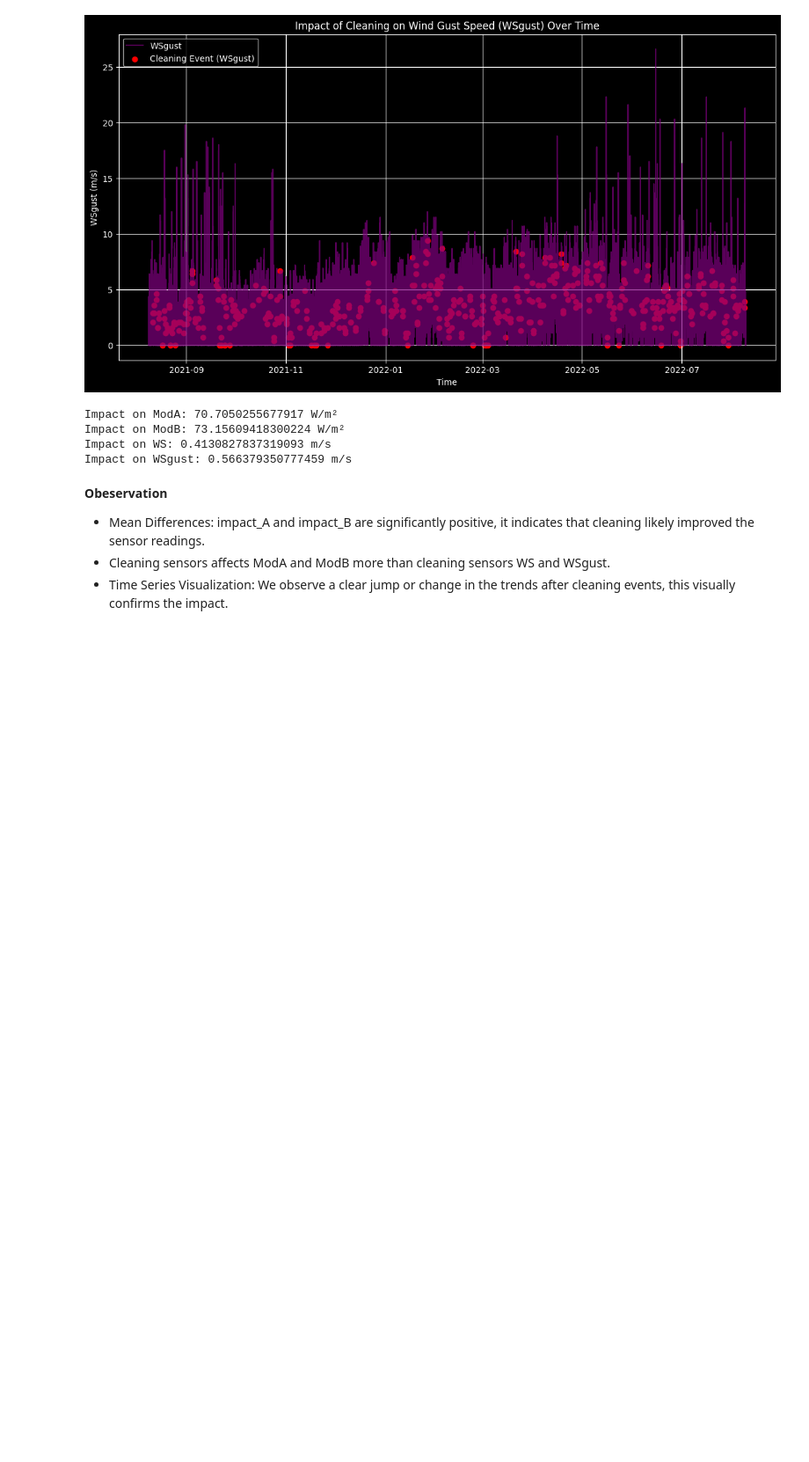
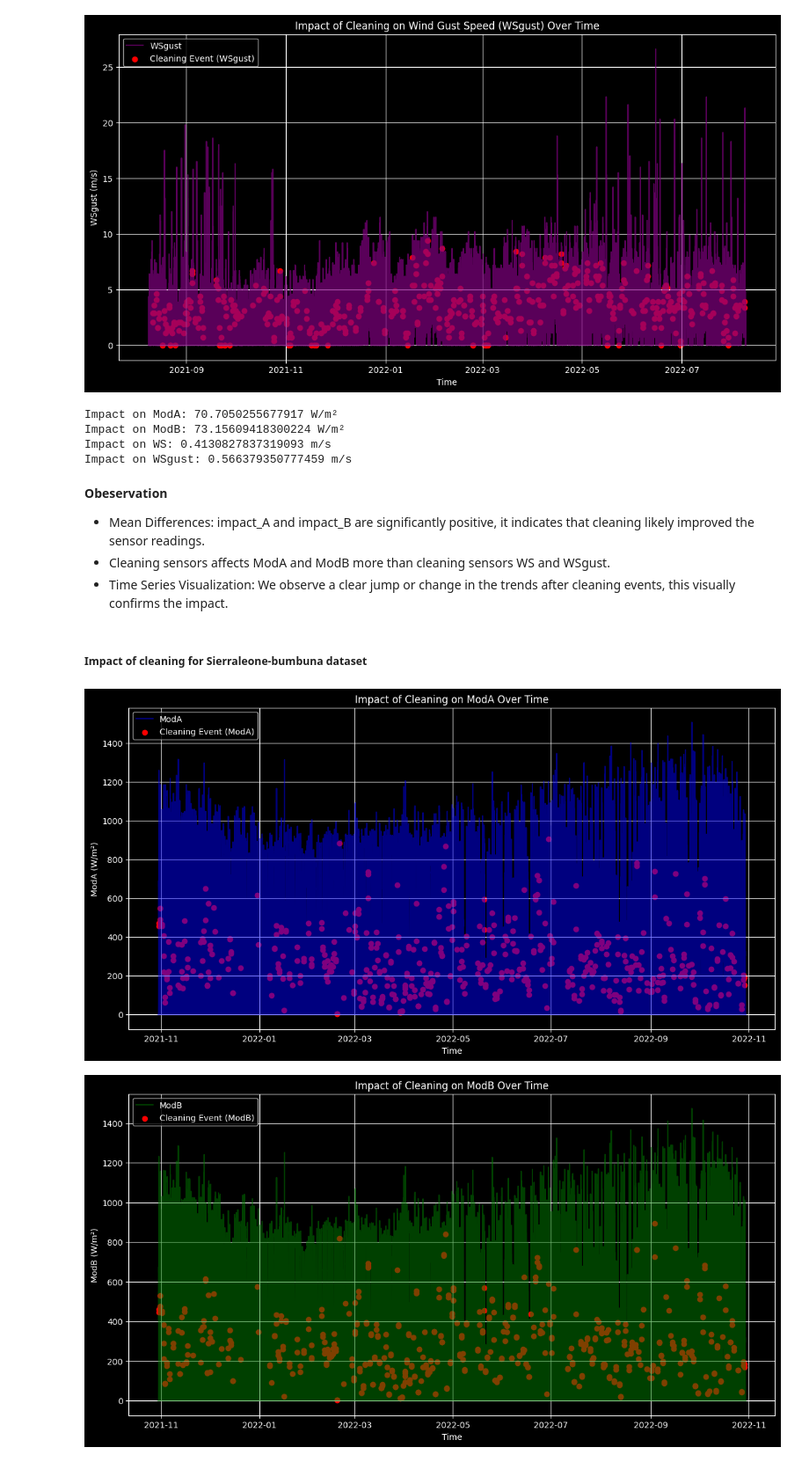
Before and after one commit to Yosef-ft/Solar_Radiation_Analysis, a Jupyter notebook: notebooks/Timeseries_analysis.ipynb, the cells around one changed output. Shown at 88% size. Saved outputs shown, nothing was run; the diff lists cells and outputs as text; code cells hidden in the pictures; blank space fills up the shorter version.

```diff
--- a/notebooks/Timeseries_analysis.ipynb
+++ b/notebooks/Timeseries_analysis.ipynb
@@ -57,3 +78,10 @@ Impact on WSgust: 0.566379350777459 m/s
 - Mean Differences: impact_A and impact_B are significantly positive, it indicates that cleaning likely improved the sensor readings.
 - Cleaning sensors affects ModA and ModB more than cleaning sensors WS and WSgust.
 - Time Series Visualization: We observe a clear jump or change in the trends after cleaning events, this visually confirms the impact.
+# %% [markdown]
+##### Impact of cleaning for Sierraleone-bumbuna dataset
+# %%
+impact_A, impact_B, impact_WS, impact_WSgust = cleaning_impact(sierra)
+# %% [output]
+[figure, added]
+[figure, added]
```
Also changed, not shown: parts of 14 cells of this notebook.
